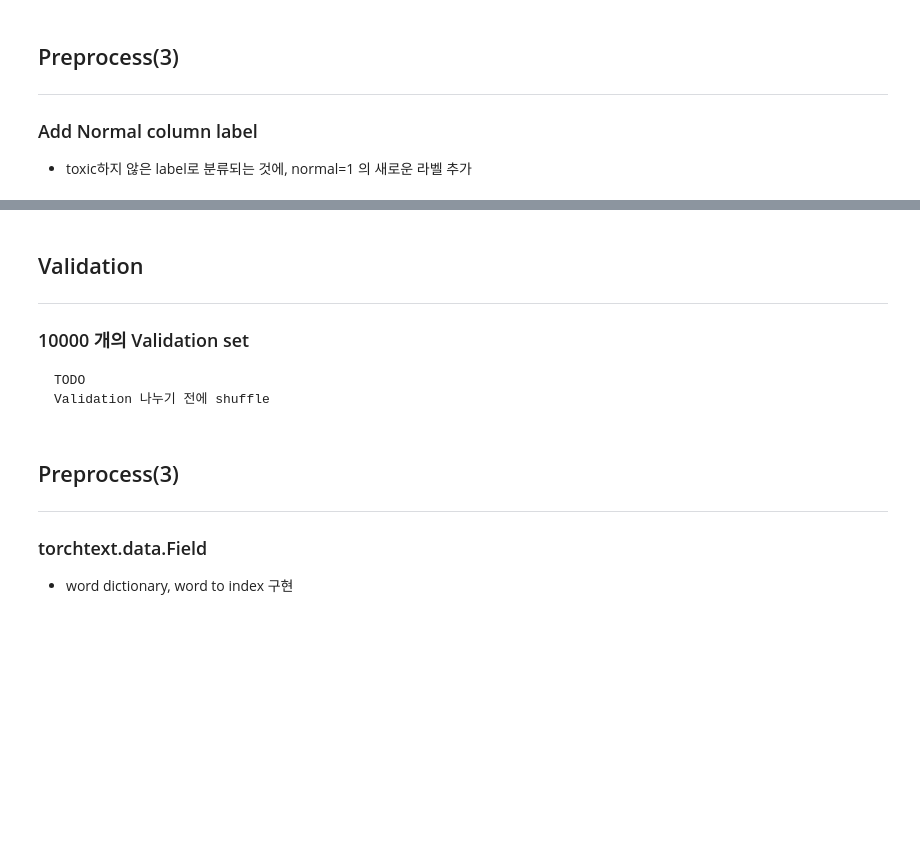
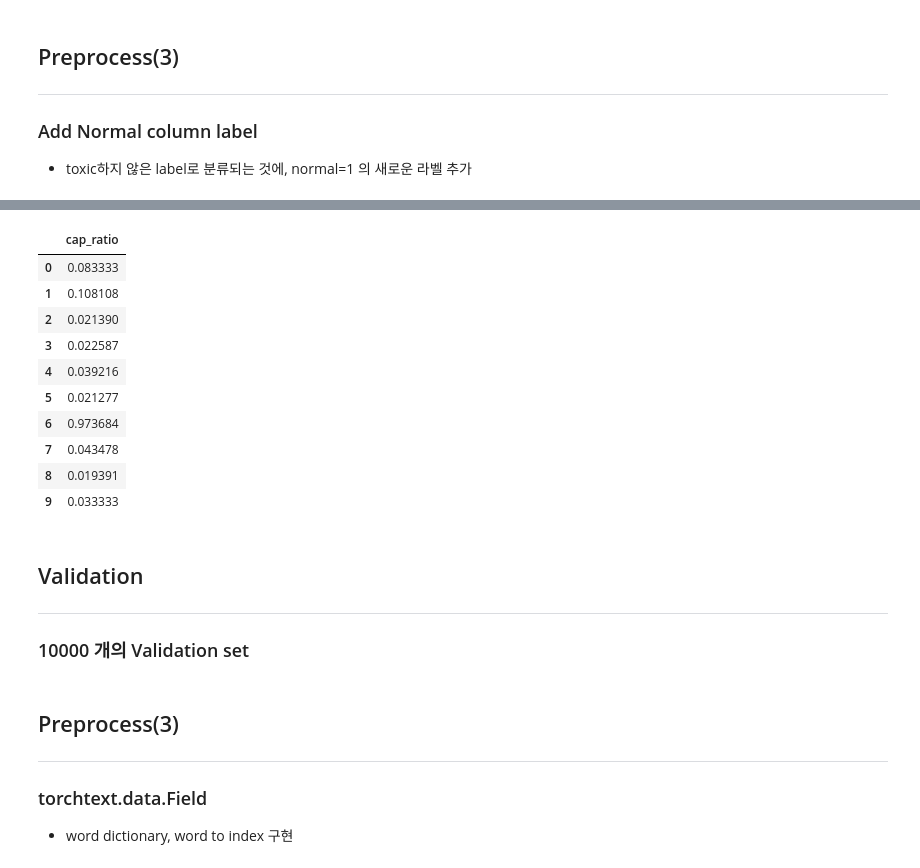
Before and after one commit to sweetcocoa/kaggle, a Jupyter notebook: toxic_comment/cl_wlcnn.ipynb, the cells around one changed output, grey strips where cells are left out. Cells and saved outputs as stored; diff of their text form; code cells hidden in the pictures; blank space fills up the shorter version.

```diff
--- a/toxic_comment/load_and_train_sample.ipynb
+++ b/toxic_comment/cl_wlcnn.ipynb
@@ -176,6 +202,7 @@ tk_train[:5]
 Name: comment_text, dtype: object
 # %%
 labels = ['toxic', 'severe_toxic', 'obscene', 'threat', 'insult', 'identity_hate']
+x_features = ['cap_ratio']
 # %% [markdown]
 ## Preprocess(3)
 ----
@@ -199,6 +231,20 @@ y_labels.head()
+# %%
+# Add manually engineered features ex) capital ratio of sentence
+x2 = train[x_features]
+x2.head(n=10)
+# %% [output]
+|  | cap_ratio |
+| 0 | 0.083333 |
+| 1 | 0.108108 |
+| 2 | 0.021390 |
+| 3 | 0.022587 |
+| 4 | 0.039216 |
+| 5 | 0.021277 |
+| 6 | 0.973684 |
+| 7 | 0.043478 |
+| 8 | 0.019391 |
+| 9 | 0.033333 |
 # %% [markdown]
 ## Validation
 ----
 ### 10000 개의 Validation set
-    TODO
-    Validation 나누기 전에 shuffle
```
Also changed, not shown: parts of 24 cells of this notebook, 1 other file.
